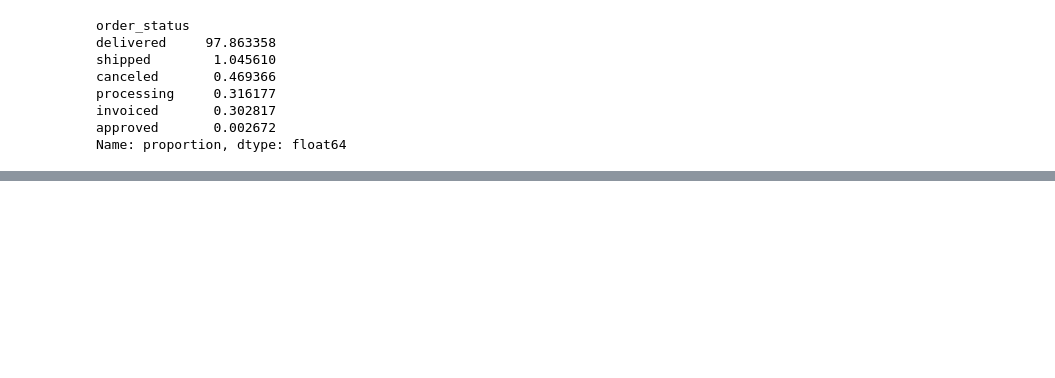
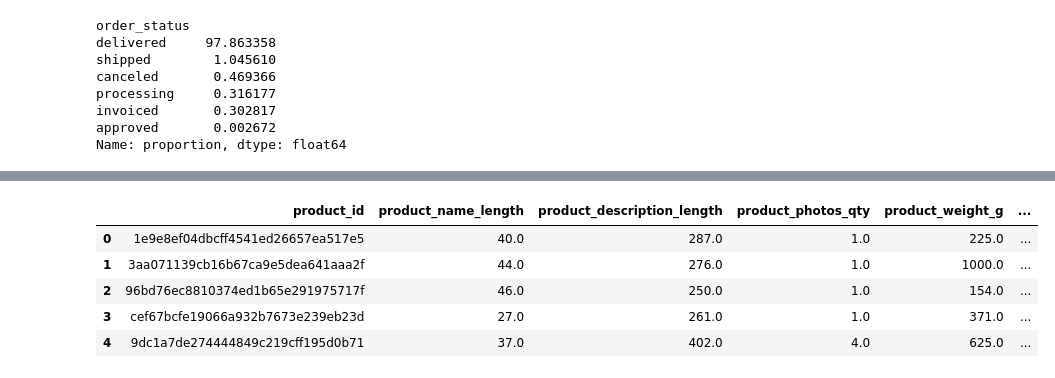
Before and after one commit to akulgarg7/ecommerce-analytics-project, a Jupyter notebook: notebooks/01_eda_and_cleaning.ipynb, the cells around one changed output, grey strips where cells are left out. Drawn from its saved outputs; the diff is of its cells as text; code cells hidden in the pictures; blank space fills up the shorter version.

```diff
--- a/notebooks/01_eda_and_cleaning.ipynb
+++ b/notebooks/01_eda_and_cleaning.ipynb
@@ -244,0 +300,2 @@ master_df.to_csv(r'D:\ecommerce_analytics_project\data\processed\olist_master_da
+# %%
+products_english_df['product_category_name_english'] = products_english_df['product_category_name_english'].fillna(products_english_df['product_category_name'])
@@ -244,0 +322,16 @@ master_df.to_csv(r'D:\ecommerce_analytics_project\data\processed\olist_master_da
+# %%
+products_english_df = products_english_df.drop(columns=['product_category_name'])
+# %%
+products_english_df = products_english_df.rename(columns={'product_category_name_english': 'product_category_name'})
+# %%
+products_english_df = products_english_df.rename(columns={'product_name_lenght': 'product_name_length'})
+products_english_df = products_english_df.rename(columns={'product_description_lenght': 'product_description_length'})
+# %%
+products_english_df.head()
+# %% [output]
+|  | product_id | product_name_length | product_description_length | product_photos_qty | product_weight_g | ... |
+| 0 | 1e9e8ef04dbcff4541ed26657ea517e5 | 40.0 | 287.0 | 1.0 | 225.0 | ... |
+| 1 | 3aa071139cb16b67ca9e5dea641aaa2f | 44.0 | 276.0 | 1.0 | 1000.0 | ... |
+| 2 | 96bd76ec8810374ed1b65e291975717f | 46.0 | 250.0 | 1.0 | 154.0 | ... |
+| 3 | cef67bcfe19066a932b7673e239eb23d | 27.0 | 261.0 | 1.0 | 371.0 | ... |
+| 4 | 9dc1a7de274444849c219cff195d0b71 | 37.0 | 402.0 | 4.0 | 625.0 | ... |
```
Also changed, not shown: parts of 10 cells of this notebook.
